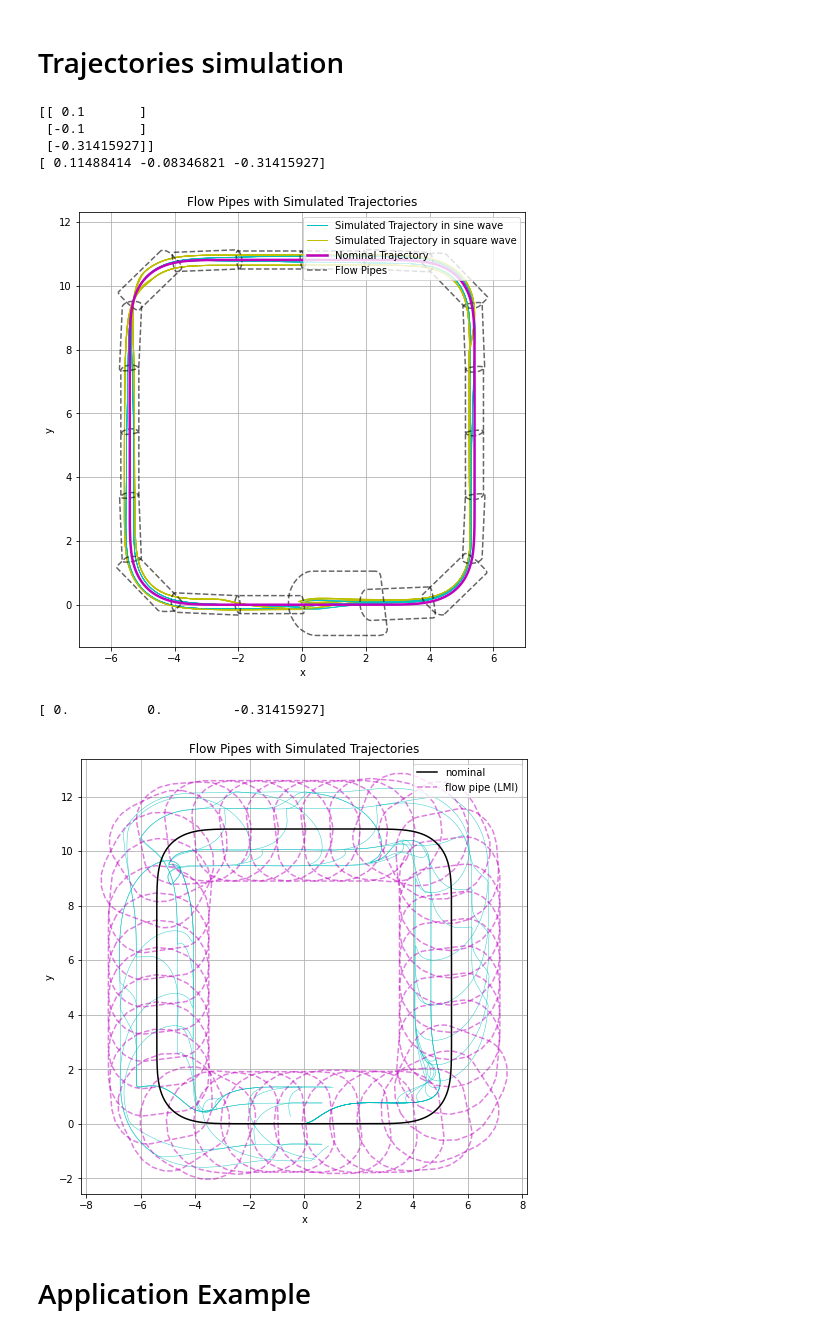
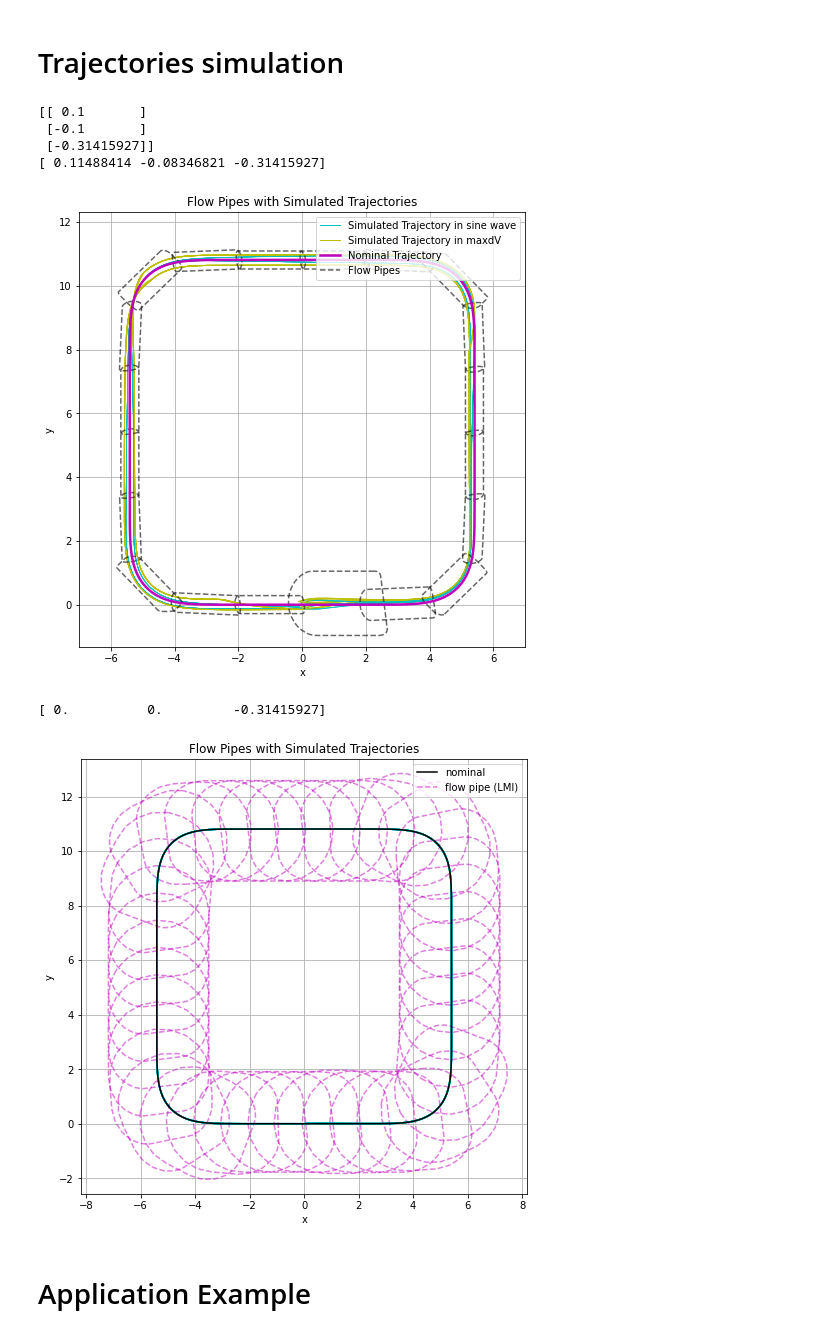
Before and after one commit to wsribunma/SE2_FlowPipes, a Jupyter notebook: SE(2) Invariant.ipynb, the cells around one changed output. Saved outputs shown, nothing was run; the diff lists cells and outputs as text; code cells hidden in the pictures.

```diff
--- a/SE(2) Invariant.ipynb
+++ b/SE(2) Invariant.ipynb
@@ -464,7 +464,7 @@ for theta0 in np.linspace(-pi/10, pi/10, 2):
                     res.append(r)
                     if theta0 == np.pi/10 and x0 == .1 and y0 == .1 and i == freq[-1]:
                         SE_Dist.plot_simulated(r, name='sine wave', legend=True, save=False, linewidth = 1, color = 'c')
-                        SE_Dist.plot_simulated(r2, name='square wave', legend=True, save=False, linewidth = 1, color = 'y')
+                        SE_Dist.plot_simulated(r2, name='maxdV', legend=True, save=False, linewidth = 1, color = 'y')
                     else:
                         SE_Dist.plot_simulated(r, name='', legend=False, save=False, linewidth = .5, color = 'c')
                         SE_Dist.plot_simulated(r2, name='', legend=False, save=False, linewidth = 1, color = 'y')
@@ -503,41 +503,42 @@ lgd.set_title(lgd.get_title().get_text())
  [-0.1       ]
  [-0.31415927]]
 [ 0.11488414 -0.08346821 -0.31415927]
-[figure, old version]
+[figure, new version]
 # %%
 # large disturbance
 freq = [0.02, .04, .06, .08, .01, .03, .05, .07, .09]
 res = []
 t = 40
 n = 40 # number of interval hulls
 # disturbances
 w1 = 1
 w2 = 1
-ref = SE_Dist.simulate(t, 0, w1, w2, 0, 0, 0, dist='sine', use_approx=False)
+ref = SE_Dist.simulate(t, 0, w1, w2, 0, 0, 0, dist='sine', sol= sol1, use_approx=False)
+
 
 init_e = array([[0, 0, -pi/10]]).T
 V0 = init_e.T@sol['P']@init_e
 for i in freq:
-    r = SE_Dist.simulate(40, i, w1, w2, init_e[0], init_e[1], init_e[2], dist='square', sol= sol1, use_approx=False)
+    r = SE_Dist.simulate(40, i, w1, w2, init_e[0], init_e[1], init_e[2], dist='maxdV', sol= sol1, use_approx=False)
     SE_Dist.plot_simulated(r, color='c', name='sine wave', legend=True, save=False)
     res.append(r)
 
 e0 = se2_log(init_e.reshape(3,))
 print(e0)
 flow_pipes_LMI, intervalhull_LMI, nom = flowpipes(ref, t, n, e0, w1, w2, sol)
 for facet in range(n):
     hs_ch_LMI = plt.plot(flow_pipes_LMI[facet][:,0], flow_pipes_LMI[facet][:,1], color='m', linestyle='--', alpha = 0.5)
 
 h_nom = plt.plot(nom[:,0], nom[:,1], color='k', linestyle='-')
 
 plt.axis('equal')
 title('Flow Pipes with Simulated Trajectories')
 xlabel('x')
 ylabel('y')
 legend([h_nom[0], hs_ch_LMI[0]], ['nominal', 'flow pipe (LMI)'], loc=1);
 # %% [output]
 [ 0.          0.         -0.31415927]
-[figure, old version]
+[figure, new version]
 # %% [markdown]
 # Application Example
 # %%
```
Also changed, not shown: parts of 3 cells of this notebook, 3 other files.
